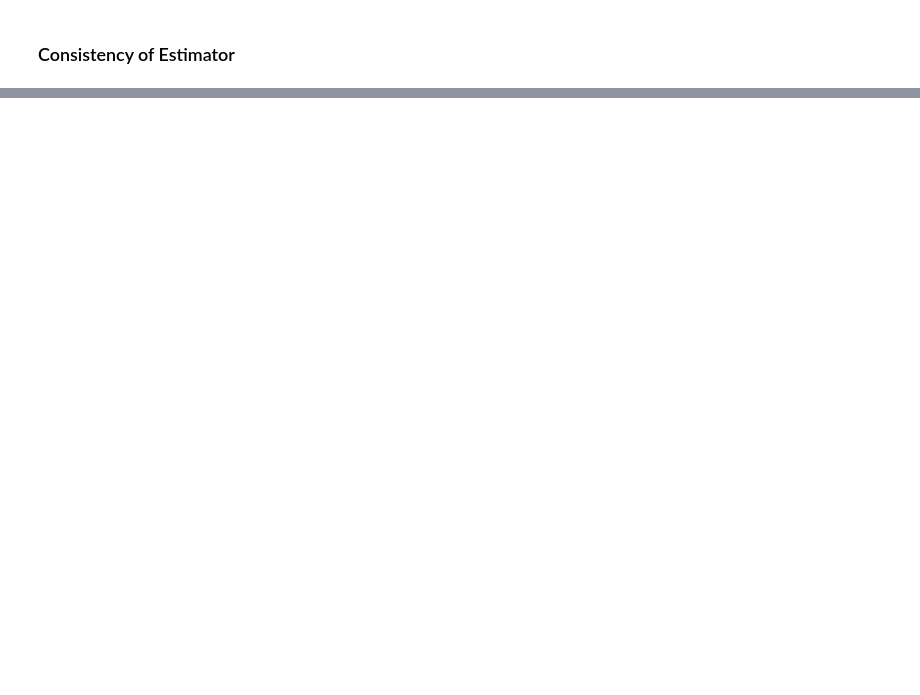
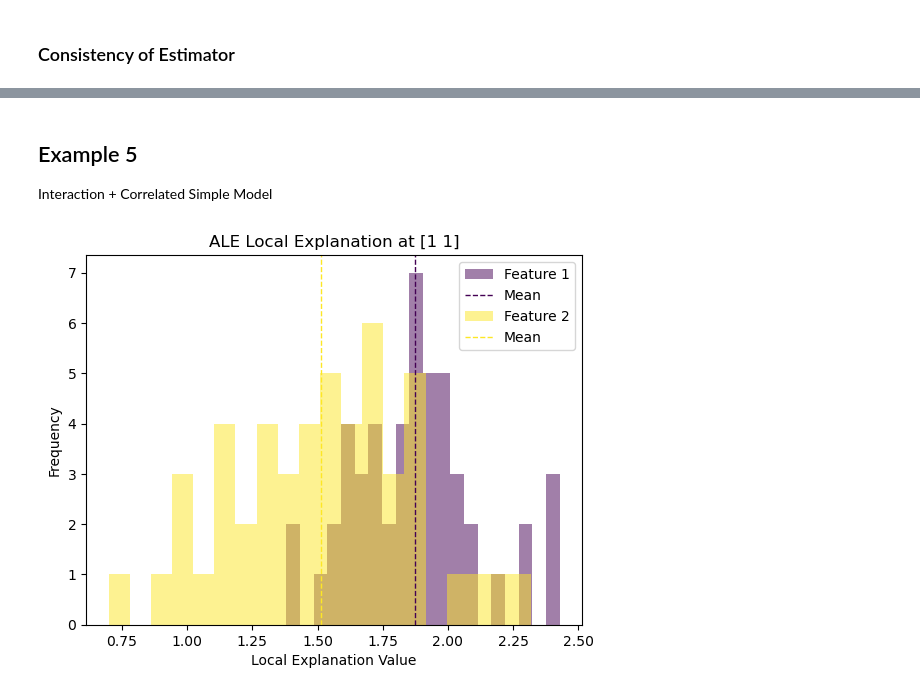
Before and after one commit to dawsonren/ExplainableML, a Jupyter notebook: compare_local.ipynb, the cells around one changed output, grey strips where cells are left out. Drawn from its saved outputs; the diff is of its cells as text; code cells hidden in the pictures; blank space fills up the shorter version.

```diff
--- a/compare_local.ipynb
+++ b/compare_local.ipynb
@@ -391,0 +386,3 @@ n = 10000
+# %%
+if run_example_3:
+    ale_replications, lime_replications, shap_replications = replicate_compared_local_explanations(example_3_dgp, example_3_f_factory, x_explain, n=1000, m=50, config=config)
@@ -393,0 +431,6 @@ n = 10000
+# %%
+if run_example_4:
+    ale_replications, lime_replications, shap_replications = replicate_compared_local_explanations(example_4_dgp, example_4_f_factory, x_explain, n=1000, m=1, config=config)
+    nn_config = config.copy()
+    nn_config["ale_local_method"] = "nn"
+    ale_replications_nn, _, _ = replicate_compared_local_explanations(example_4_dgp, example_4_f_factory, x_explain, n=1000, m=1, config=nn_config)
@@ -393,0 +449,35 @@ n = 10000
+# %% [markdown]
+## Example 5
+
+Interaction + Correlated Simple Model
+# %%
+if run_example_5:
+    def example_5_dgp(n):
+        # generate correlated gaussians with mean-zero, variance of x1 is 4, variance of x2 is 1, covariance is 1
+        mean = np.zeros(2)
+        cov = np.array([[4, 1], [1, 1]])
+        X = np.random.multivariate_normal(mean, cov, n)
+        y = X[:, 0] + X[:, 1] + X[:, 0] * X[:, 1]
+        return X, y
+
+
+    def example_5_f_factory(X, y):
+        return lambda X: X[:, 0] + X[:, 1] + X[:, 0] * X[:, 1]
+
+    config = {
+        "shap_samples": 100,
+        "ale_interpolate": True,
+        "force_x_explain_in_dataset": False,
+        "shap_antithetic": False,
+        "verbose": False
+    }
+
+    x_explain = np.array([1, 1])
+# %%
+if run_example_5:
+    ale_replications, lime_replications, shap_replications = replicate_compared_local_explanations(example_5_dgp, example_5_f_factory, x_explain, n=1000, m=50, config=config)
+# %%
+if run_example_5:
+    plot_replicated_local_explanations(ale_replications, x_explain, method="ALE")
+# %% [output]
+[figure, added]
```
Also changed, not shown: parts of 35 cells of this notebook, 3 other files.
